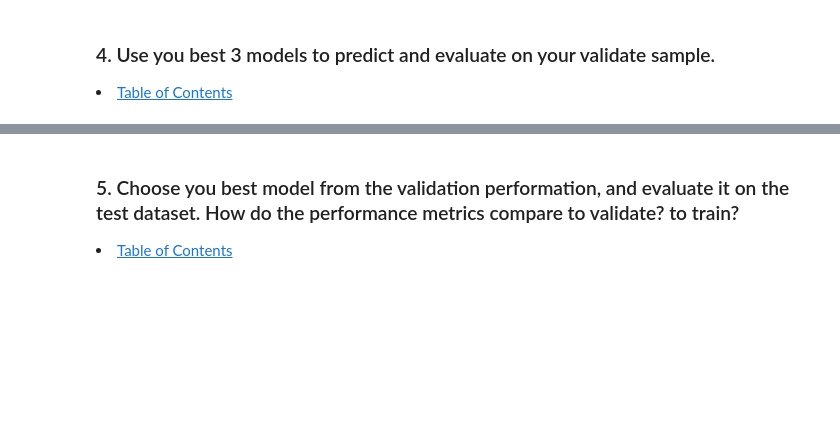
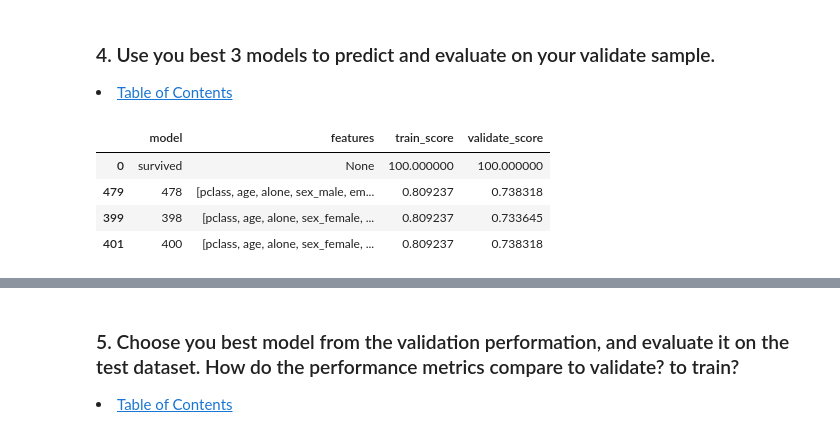
Before and after one commit to Jared-Wood135/classification-exercises, a Jupyter notebook: logistic_regression.ipynb, the cells around one changed output, grey strips where cells are left out. Cells and saved outputs as stored; diff of their text form; code cells hidden in the pictures; blank space fills up the shorter version.

```diff
--- a/logistic_regression.ipynb
+++ b/logistic_regression.ipynb
@@ -53,3 +302,11 @@ In these exercises, we'll continue working with the titanic dataset and building
 <a id='Q4'></a>
 ### 4. Use you best 3 models to predict and evaluate on your validate sample.
 <li><a href='#TableOfContents'>Table of Contents</a></li>
+# %%
+newdf.sort_values(by='train_score', ascending=False).head(4)
+# %% [output]
+|  | model | features | train_score | validate_score |
+| 0 | survived | None | 100.000000 | 100.000000 |
+| 479 | 478 | [pclass, age, alone, sex_male, em... | 0.809237 | 0.738318 |
+| 399 | 398 | [pclass, age, alone, sex_female, ... | 0.809237 | 0.733645 |
+| 401 | 400 | [pclass, age, alone, sex_female, ... | 0.809237 | 0.738318 |
```
Also changed, not shown: parts of 29 cells of this notebook.
